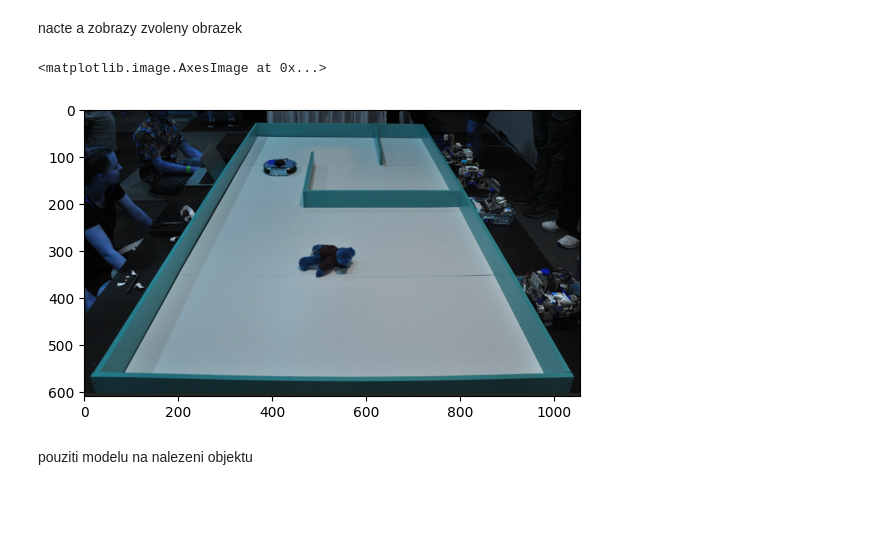
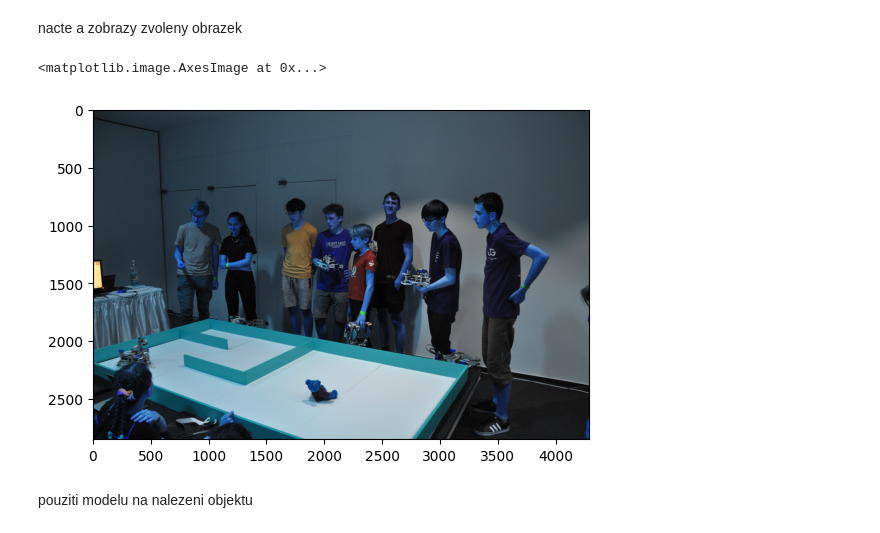
Before and after one commit to KrivkaJ/ESP32CAM_object-detection, a Jupyter notebook: photo_processing.ipynb, the cells around one changed output. Drawn from its saved outputs; the diff is of its cells as text; code cells hidden in the pictures; blank space fills up the shorter version.

```diff
--- a/photo_processing.ipynb
+++ b/photo_processing.ipynb
@@ -29,13 +29,13 @@ print(object_id)
 # %% [markdown]
 nacte a zobrazy zvoleny obrazek
 # %%
-img = cv2.imread('obr1.png')
+img = cv2.imread('obr2.jpg')
 #cv2.imshow('picture',img)
 #cv2.waitKey(2)
 plt.imshow(img)
 # %% [output]
 <matplotlib.image.AxesImage at 0x...>
-[figure, old version]
+[figure, new version]
 # %% [markdown]
 pouziti modelu na nalezeni objektu
 # %%
```
Also changed, not shown: parts of 6 cells of this notebook, 1 other file.
